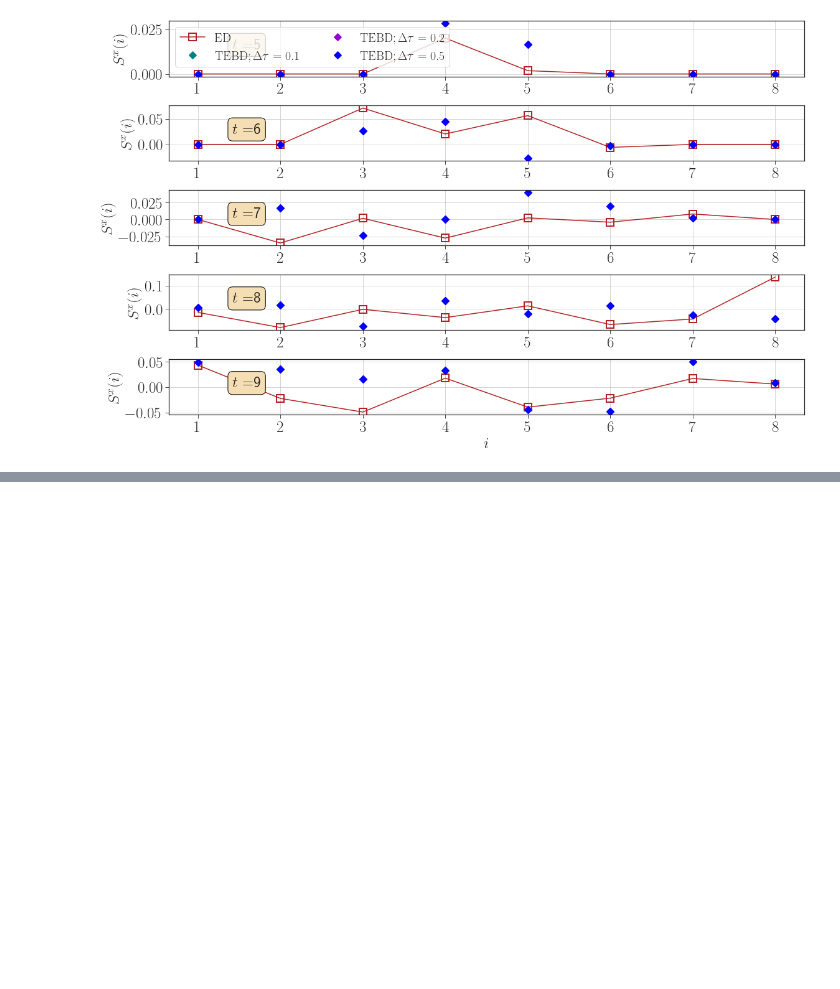
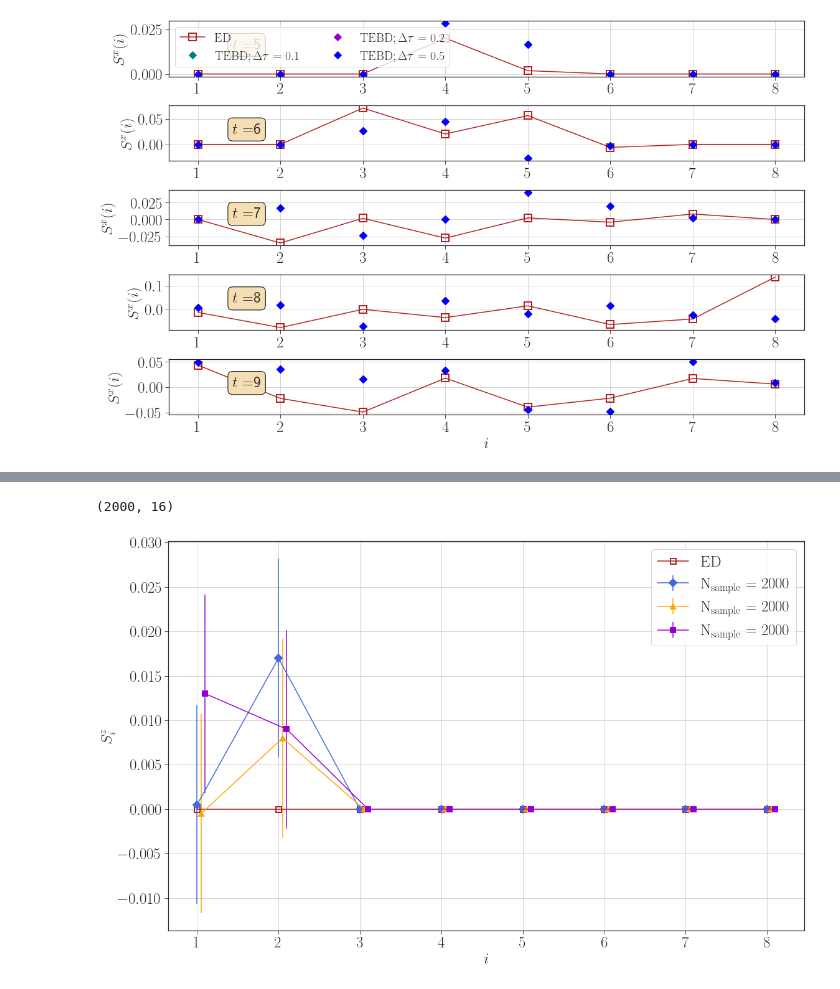
Before and after one commit to xiaobo-23/EntangledLightConeSampling, a Jupyter notebook: HQA_Data_Analysis.ipynb, the cells around one changed output, grey strips where cells are left out. Saved outputs shown, nothing was run; the diff lists cells and outputs as text; code cells hidden in the pictures; blank space fills up the shorter version.

```diff
--- a/HQA_Data_Analysis.ipynb
+++ b/HQA_Data_Analysis.ipynb
@@ -450,0 +540,41 @@ ax1.set_xticks(np.arange(1, 9))
+# %%
+Sz_ave3, Sz_err3 = data_extrapolation_sample("Data/holoQUADS_Circuit_N16_h0.2_T7.0_Measure2000_Kick_Only_Test3.h5", "Sz")
+# %% [output]
+(2000, 16)
+# %%
+'''
+    Benchmark holoQUADS circuit against ED and TEBD codes using Sz
+'''
+
+fig = plt.figure(figsize = (16, 16 * goldenRatio), tight_layout = True)
+spec = gridspec.GridSpec(nrows = 1, ncols = 1, figure = fig)
+plt.style.use('seaborn-ticks')
+
+ax1 = fig.add_subplot(spec[0, 0])
+ave = [Sz_ave1, Sz_ave2, Sz_ave3]
+err = [Sz_err1, Sz_err2, Sz_err3]
+color = ['royalblue', 'orange', 'darkviolet', 'teal']
+marker = ['D', '^', 's', 'o']
+label = [r'$\rm N_{sample} = 2000$', r'$\rm N_{sample} = 2000$', r'$\rm N_{sample} = 2000$', r'$\rm N_{sample} = 2000$']
+
+for ind in range(3):
+    ax1.errorbar(np.arange(1, 9) + 0.05 * ind, ave[ind][ : 8], yerr = err[ind][ : 8], color = color[ind], marker = marker[ind], markersize = 8, \
+                 markeredgecolor = color[ind], markeredgewidth = 2, label = label[ind])
+
+ax1.plot(np.arange(1, 9), Sz_ED[7, :], color = 'firebrick', marker = 's', markersize = 9, \
+     markeredgecolor = 'firebrick', markerfacecolor = 'none', markeredgewidth = 2, label = r'$\rm ED$')
+# ax1.plot(np.arange(1, 9), Sz_TEBD[80, :8], color = 'teal', marker = 'D', markersize = 7, \
+#      markeredgecolor = 'teal', markeredgewidth = 2, linestyle = "", label = r'$\rm TEBD$')
+
+ax1.set_xlabel(r'$i$', fontsize = 25)
+ax1.set_ylabel(r'$S^{z}_{i}$', fontsize = 25)
+ax1.set_xticks(np.arange(1, 9))
+# ax1.set_xlim(.8, 2.5)
+# ax1.set_ylim(-.1, .1)
+ax1.tick_params(axis = "both", which = "major", labelsize = 25)
+ax1.legend(frameon = True, fontsize = 25)
+ax1.grid()
+
+# plt.savefig('Figures/Kick_Ising_holoQUADS_Benchmark_Only_Longitudinal_h0.2_t=8_Sz.pdf')
+# %% [output]
+[figure, added]
```
Also changed, not shown: parts of 13 cells of this notebook, 4 other files.
